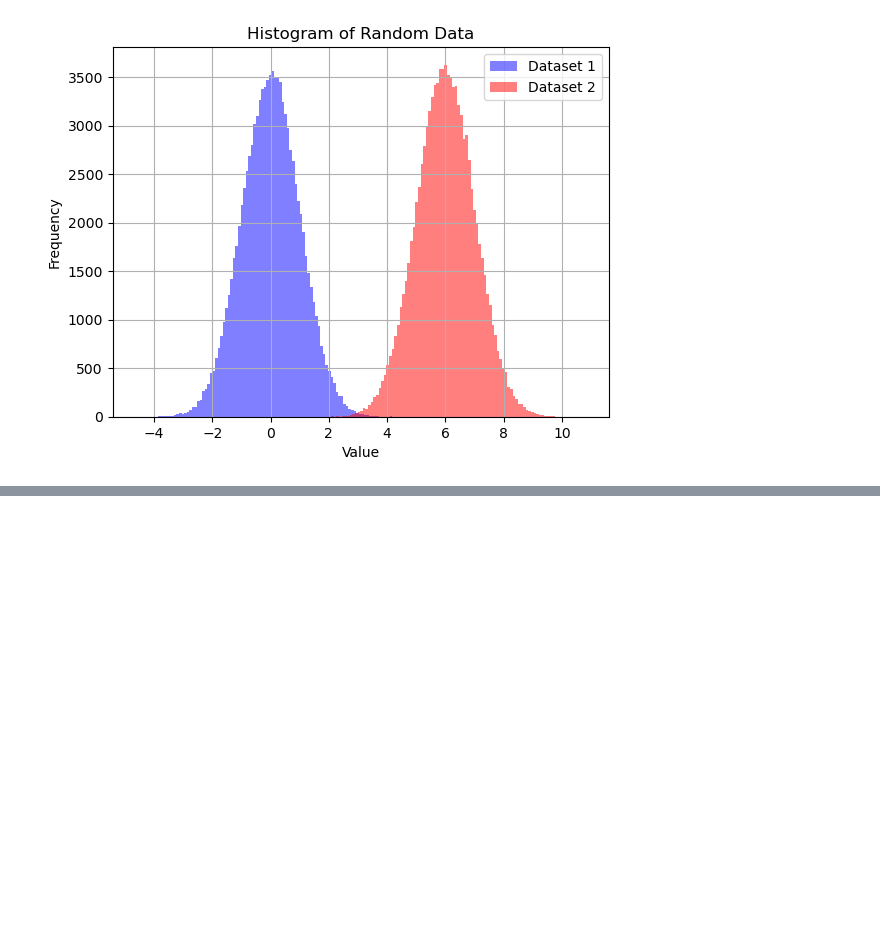
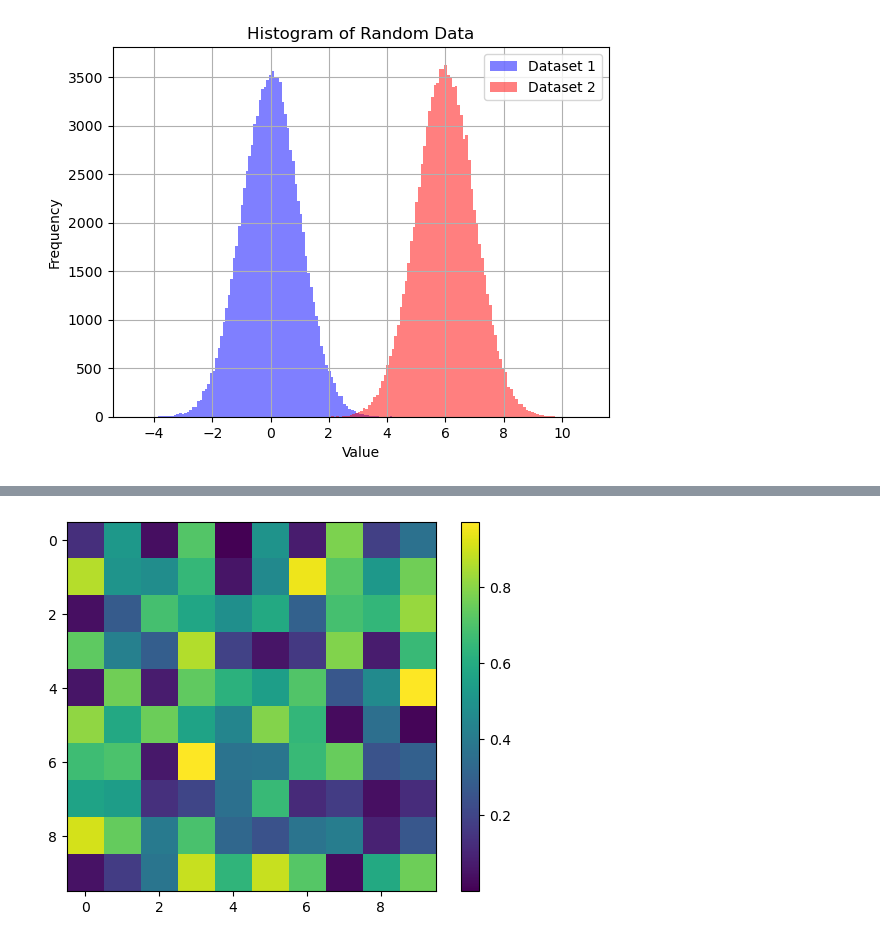
Before and after one commit to rishee-05/PYTHON, a Jupyter notebook: libraries/numpy/numpy visualization.ipynb, the cells around one changed output, grey strips where cells are left out. Saved outputs shown, nothing was run; the diff lists cells and outputs as text; code cells hidden in the pictures; blank space fills up the shorter version.

```diff
--- a/libraries/numpy/numpy visualization.ipynb
+++ b/libraries/numpy/numpy visualization.ipynb
@@ -284,0 +233,18 @@ plt.show()
+# %%
+# heat map plot
+import numpy as np  # Importing NumPy library for numerical operations
+import matplotlib.pyplot as plt  # Importing Matplotlib for plotting
+
+# Generating a 10x10 matrix of random numbers between 0 and 1
+data = np.random.rand(10, 10)
+
+# Displaying the data as an image (matrix of values) using imshow()
+plt.imshow(data)
+
+# Adding a color bar to show the mapping of values to colors
+plt.colorbar()
+
+# Displaying the image with the color bar
+plt.show()
+# %% [output]
+[figure, added]
```
Also changed, not shown: parts of 5 cells of this notebook.
